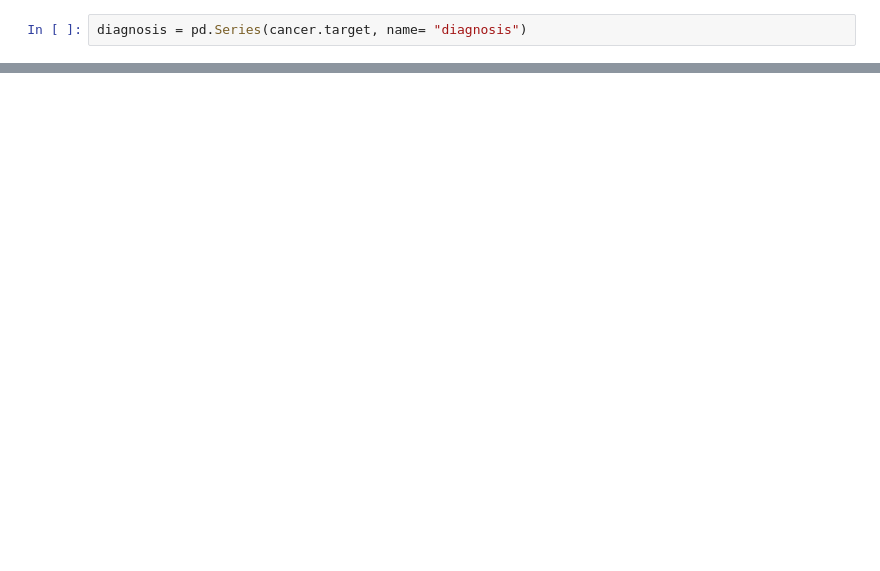
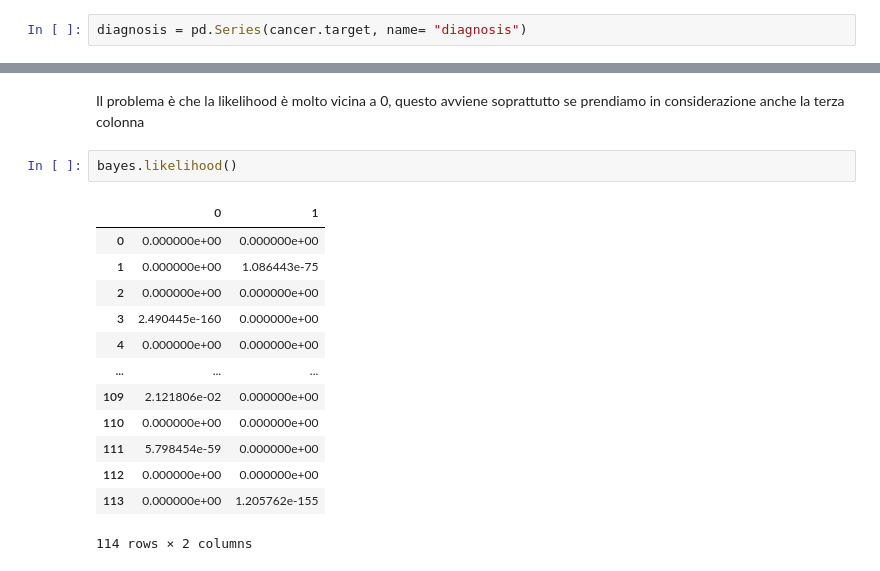
Before and after one commit to Ale-Cas/MasterDataAnalytics, a Jupyter notebook: data_analysis_basics/bayes.ipynb, the cells around one changed output, grey strips where cells are left out. Saved outputs shown, nothing was run; the diff lists cells and outputs as text; blank space fills up the shorter version.

```diff
--- a/data_analysis_basics/bayes.ipynb
+++ b/data_analysis_basics/bayes.ipynb
@@ -63,0 +208,18 @@ Length: 569, dtype: int64
+# %% [markdown]
+Il problema è che la likelihood è molto vicina a 0, questo avviene soprattutto se prendiamo in considerazione anche la terza colonna
+# %%
+bayes.likelihood()
+# %% [output]
+|  | 0 | 1 |
+| 0 | 0.000000e+00 | 0.000000e+00 |
+| 1 | 0.000000e+00 | 1.086443e-75 |
+| 2 | 0.000000e+00 | 0.000000e+00 |
+| 3 | 2.490445e-160 | 0.000000e+00 |
+| 4 | 0.000000e+00 | 0.000000e+00 |
+| ... | ... | ... |
+| 109 | 2.121806e-02 | 0.000000e+00 |
+| 110 | 0.000000e+00 | 0.000000e+00 |
+| 111 | 5.798454e-59 | 0.000000e+00 |
+| 112 | 0.000000e+00 | 0.000000e+00 |
+| 113 | 0.000000e+00 | 1.205762e-155 |
+114 rows × 2 columns
```
Also changed, not shown: parts of 20 cells of this notebook, 1 other file.
